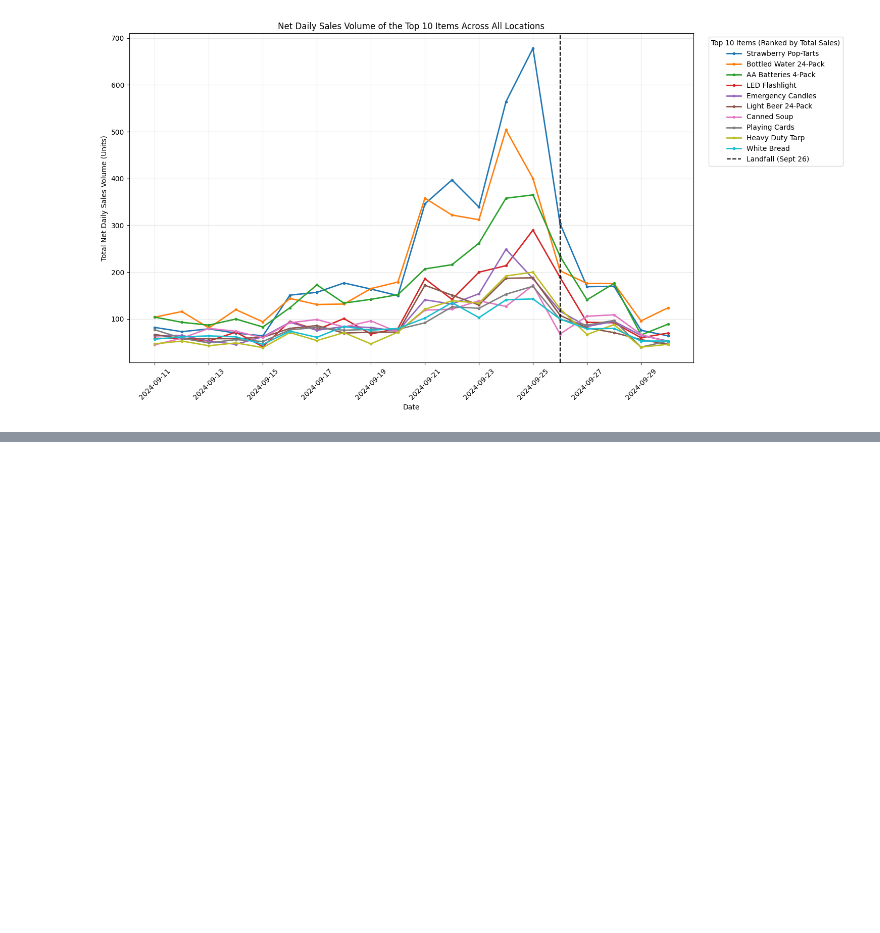
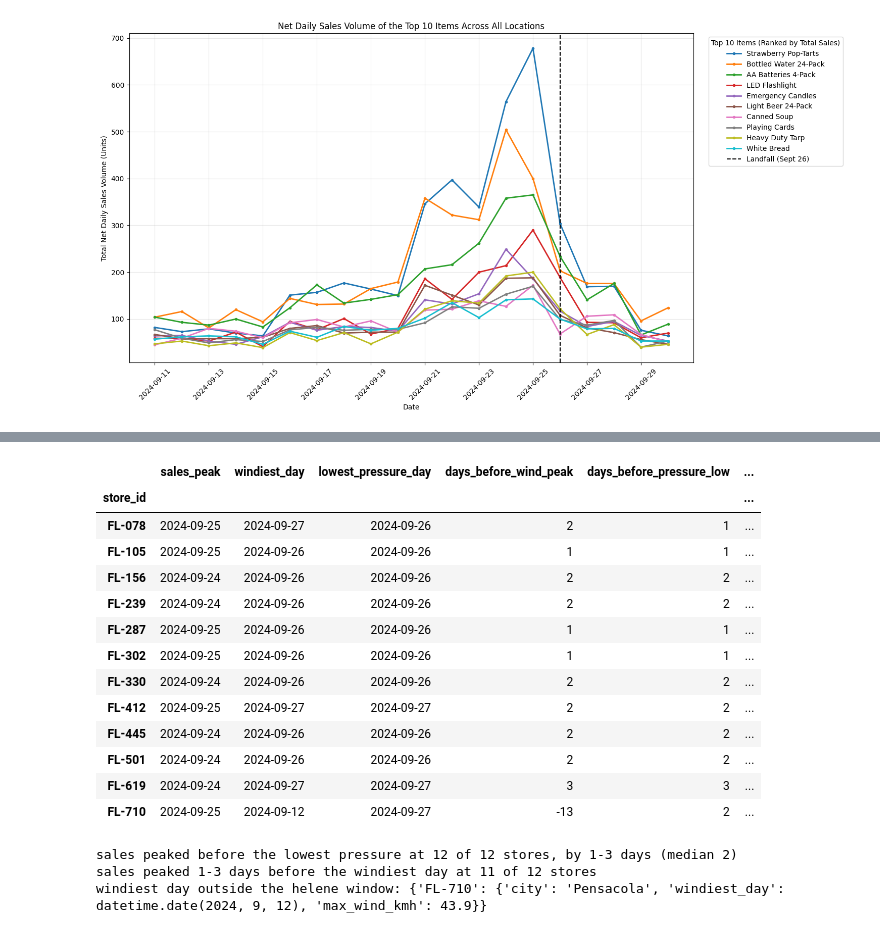
Before and after one commit to ayanrasulova/ds2002-midterm, a Jupyter notebook: notebooks/midterm_notebook.ipynb, the cells around one changed output, grey strips where cells are left out. Cells and saved outputs as stored; diff of their text form; code cells hidden in the pictures; blank space fills up the shorter version.

```diff
--- a/notebooks/midterm_notebook.ipynb
+++ b/notebooks/midterm_notebook.ipynb
@@ -810,0 +935,49 @@ plt.show()
+# %%
+# per store: days from the sales peak to that store's own windiest day and lowest pressure
+peak_rows = []
+for store_id, group in store_day_weather.groupby("store_id"):
+    group = group.set_index("date")
+    sales_peak = group["units"].idxmax()
+    wind_peak = group["max_wind_kmh"].idxmax()
+    pressure_low = group["min_pressure_hpa"].idxmin()
+    peak_rows.append({
+        "store_id": store_id,
+        "sales_peak": sales_peak.date(),
+        "windiest_day": wind_peak.date(),
+        "lowest_pressure_day": pressure_low.date(),
+        "days_before_wind_peak": (wind_peak - sales_peak).days,
+        "days_before_pressure_low": (pressure_low - sales_peak).days,
+        "max_wind_kmh": group["max_wind_kmh"].max(),
+        "min_pressure_hpa": group["min_pressure_hpa"].min(),
+    })
+store_peaks = (pd.DataFrame(peak_rows)
+               .merge(stores[["store_id", "city"]], on="store_id", how="left", validate="one_to_one")
+               .set_index("store_id"))
+display(store_peaks)
+
+lead_p = store_peaks["days_before_pressure_low"]
+lead_w = store_peaks["days_before_wind_peak"]
+print(f"sales peaked before the lowest pressure at {int(lead_p.gt(0).sum())} of {len(lead_p)} stores, "
+      f"by {lead_p.min()}-{lead_p.max()} days (median {lead_p.median():.0f})")
+print(f"sales peaked 1-3 days before the windiest day at {int(lead_w.between(1, 3).sum())} of {len(lead_w)} stores")
+odd = store_peaks.loc[~lead_w.between(1, 3)]
+if len(odd) > 0:
+    print("windiest day outside the helene window:", odd[["city", "windiest_day", "max_wind_kmh"]].to_dict("index"))
+# %% [output]
+|  | sales_peak | windiest_day | lowest_pressure_day | days_before_wind_peak | days_before_pressure_low | ... |
+| store_id |  |  |  |  |  | ... |
+| FL-078 | 2024-09-25 | 2024-09-27 | 2024-09-26 | 2 | 1 | ... |
+| FL-105 | 2024-09-25 | 2024-09-26 | 2024-09-26 | 1 | 1 | ... |
+| FL-156 | 2024-09-24 | 2024-09-26 | 2024-09-26 | 2 | 2 | ... |
+| FL-239 | 2024-09-24 | 2024-09-26 | 2024-09-26 | 2 | 2 | ... |
+| FL-287 | 2024-09-25 | 2024-09-26 | 2024-09-26 | 1 | 1 | ... |
+| FL-302 | 2024-09-25 | 2024-09-26 | 2024-09-26 | 1 | 1 | ... |
+| FL-330 | 2024-09-24 | 2024-09-26 | 2024-09-26 | 2 | 2 | ... |
+| FL-412 | 2024-09-25 | 2024-09-27 | 2024-09-27 | 2 | 2 | ... |
+| FL-445 | 2024-09-24 | 2024-09-26 | 2024-09-26 | 2 | 2 | ... |
+| FL-501 | 2024-09-24 | 2024-09-26 | 2024-09-26 | 2 | 2 | ... |
+| FL-619 | 2024-09-24 | 2024-09-27 | 2024-09-27 | 3 | 3 | ... |
+| FL-710 | 2024-09-25 | 2024-09-12 | 2024-09-27 | -13 | 2 | ... |
+sales peaked before the lowest pressure at 12 of 12 stores, by 1-3 days (median 2)
+sales peaked 1-3 days before the windiest day at 11 of 12 stores
+windiest day outside the helene window: {'FL-710': {'city': 'Pensacola', 'windiest_day': datetime.date(2024, 9, 12), 'max_wind_kmh': 43.9}}
```
Also changed, not shown: parts of 9 cells of this notebook.
